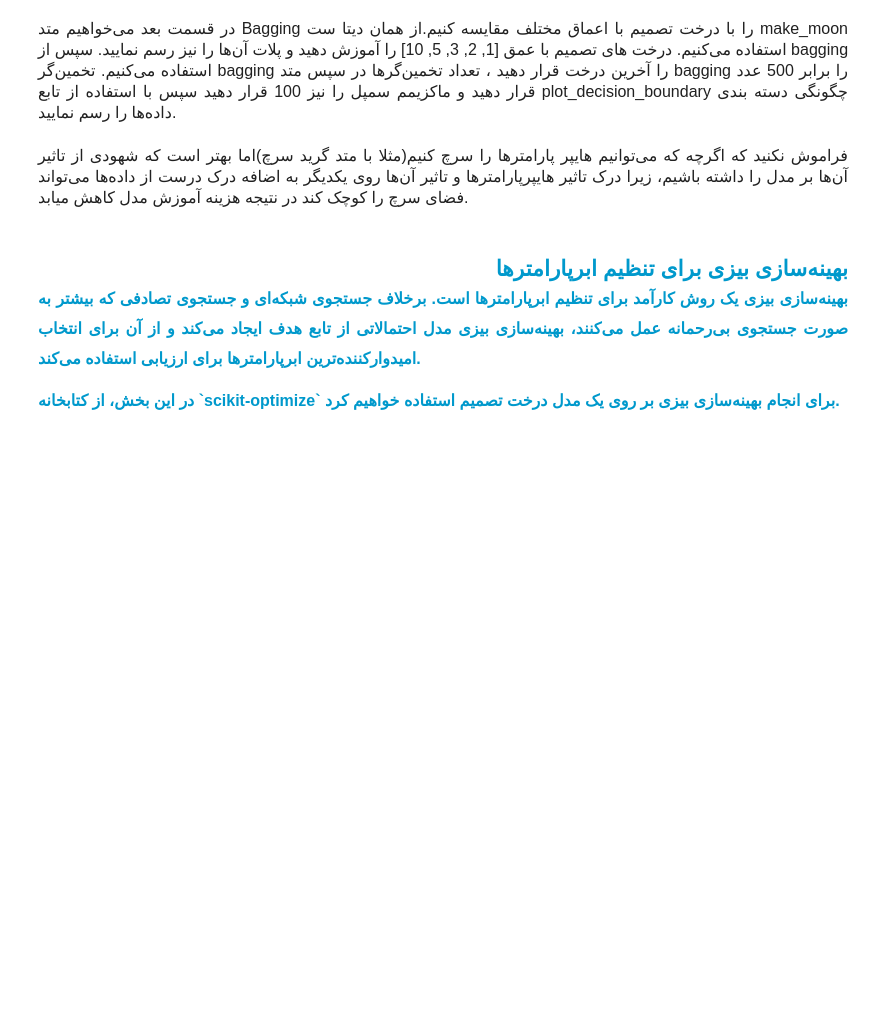
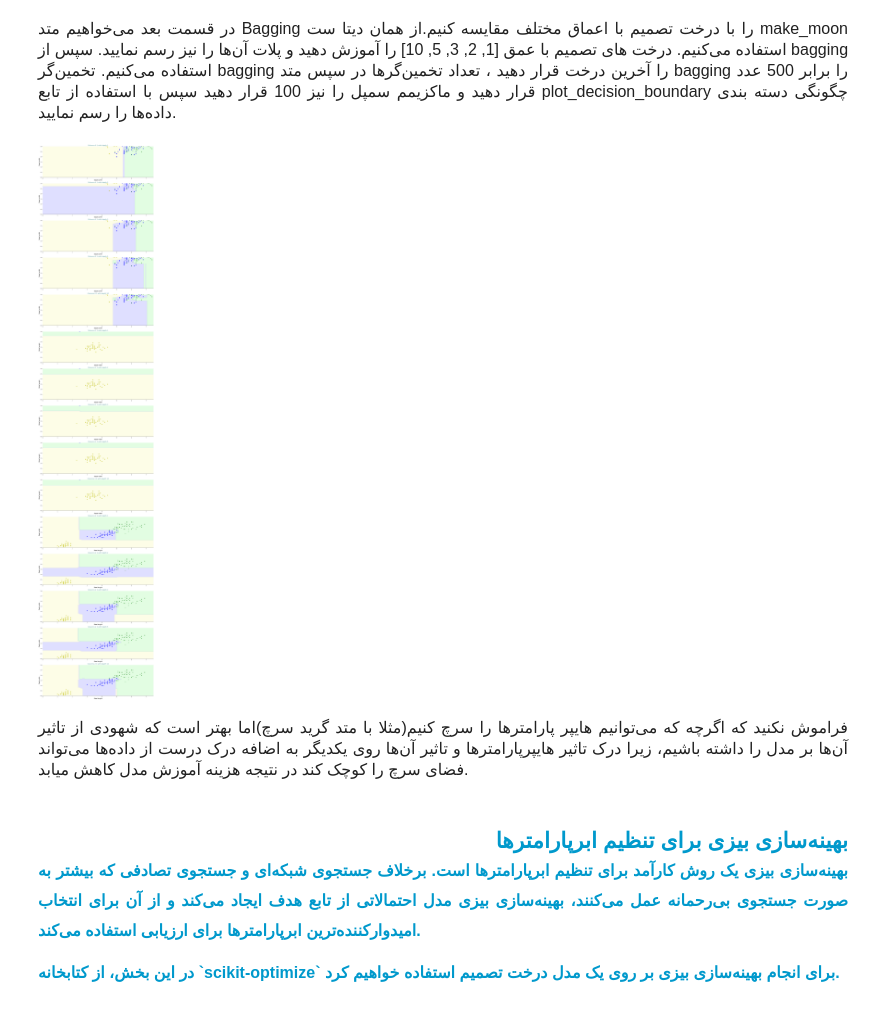
Before and after one commit to AmirrezaNasiri85/Artificial-Inteligance-Boot-Camp, a Jupyter notebook: Tamirin/Week4.1/Decision_Trees.ipynb, the cells around one changed output. Drawn from its saved outputs; the diff is of its cells as text; code cells hidden in the pictures; blank space fills up the shorter version.

```diff
--- a/Tamirin/Week4.1/Decision_Trees.ipynb
+++ b/Tamirin/Week4.1/Decision_Trees.ipynb
@@ -98,3 +159,25 @@ X, y = make_moons(n_samples=300, noise=0.3, random_state=42)
+# %%
+# train DecisionTreeClassifier with [2, 3, 5, 10] max_depth and BaggingClassifier
+from sklearn.ensemble import  BaggingClassifier
+from sklearn.tree import  DecisionTreeClassifier
+
+axes_number = 0
+figure, axes = plt.subplots(15, 1, figsize=(20, 100))
+depth_candidates = [1, 2, 3, 5, 10]
+for i in range(3):
+    for depth in depth_candidates:
+        train_changed_x = train_x[:, i:i+2]
+        train_changed_y = train_y
+
+        model = DecisionTreeClassifier(max_depth=depth)
+        bagging_model = BaggingClassifier(estimator=model, max_samples=100, n_estimators=500)
+        bagging_model.fit(train_changed_x, train_changed_y)
+
+        axes[axes_number].set_title(f"Columns {i} {i+1} with depth {depth}", fontsize=16, color="cadetblue")
+        plot_decision_boundary(bagging_model, train_changed_x, train_changed_y, columns[i], columns[i+1], givenPlot=axes[axes_number])
+        axes_number += 1
+# %% [output]
+[figure, added]
 # %% [markdown]
 <p dir=rtl style="direction: rtl;text-align: justify;line-height:200%;font-family:vazir;font-size:medium">
 <font face="vazir" size=3>
```
Also changed, not shown: parts of 12 cells of this notebook.
